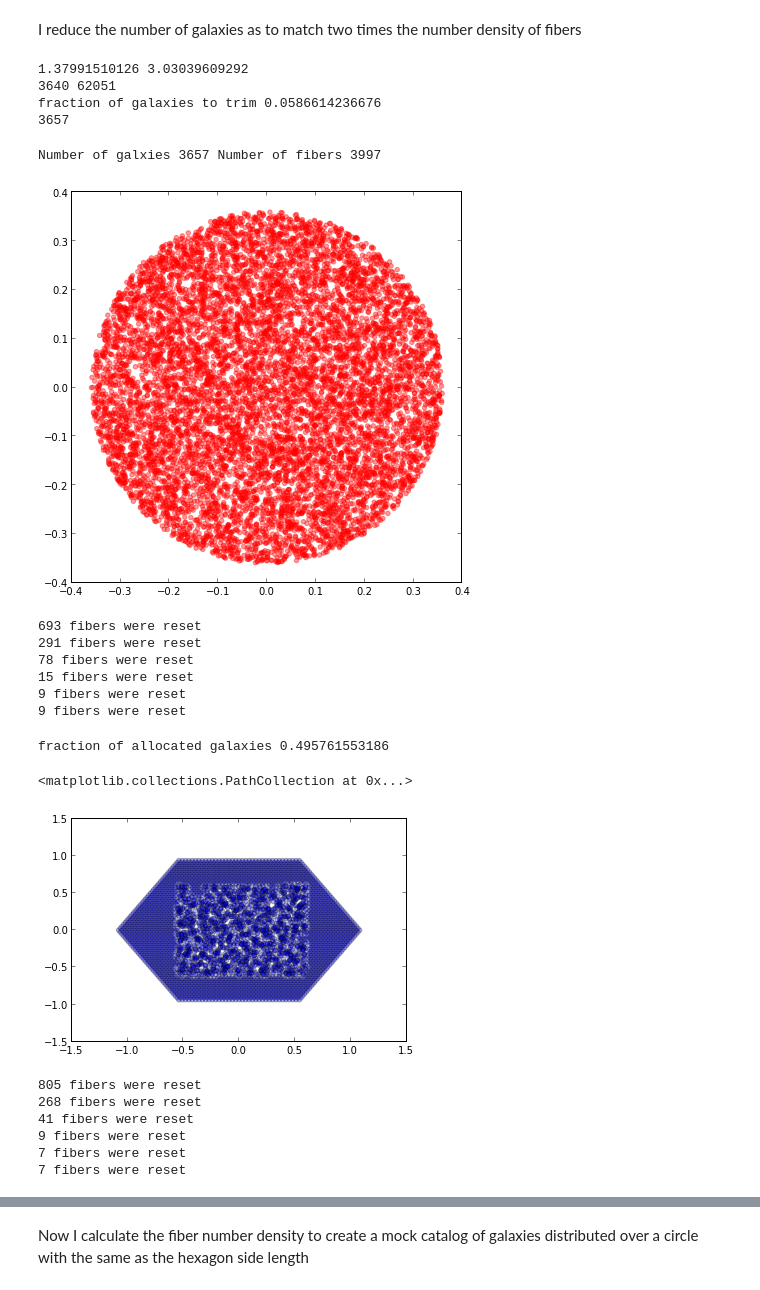
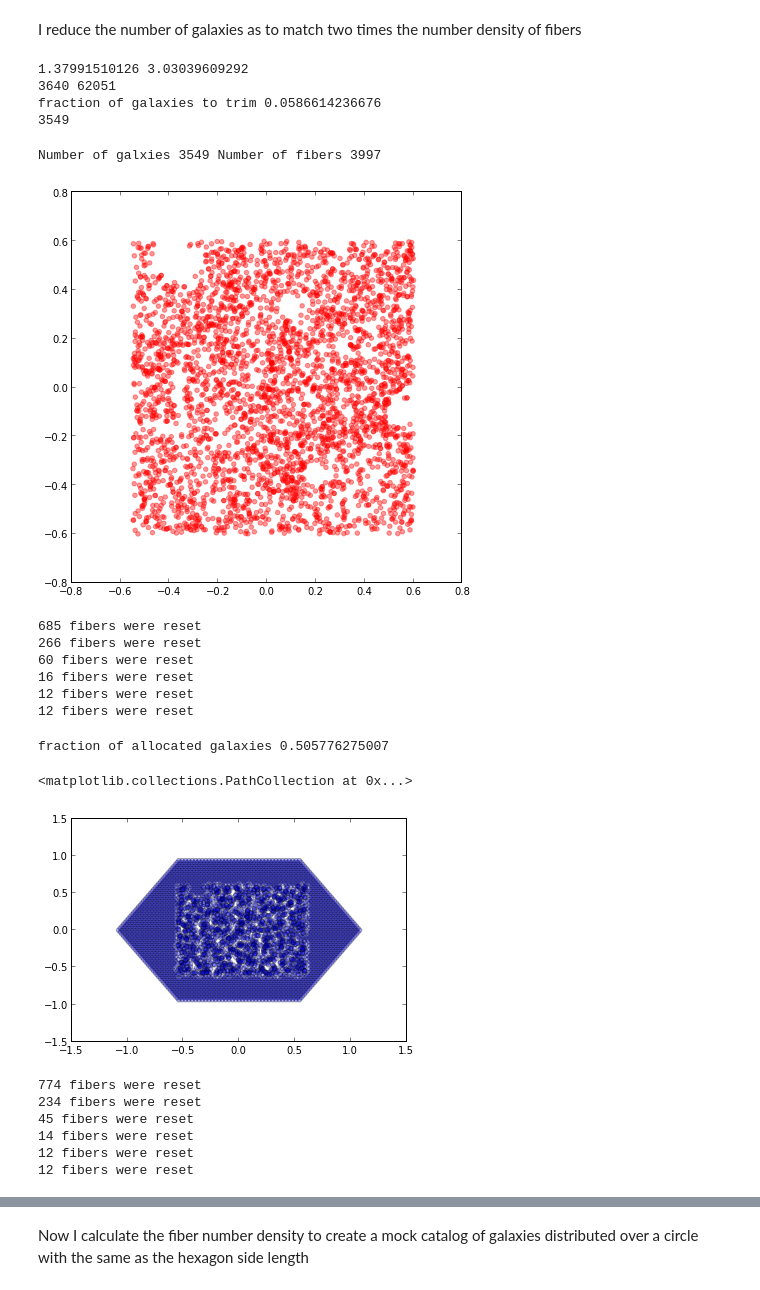
Before and after one commit to forero/FiberAllocation, a Jupyter notebook: source/fiber_allocation.ipynb, the cells around one changed output, grey strips where cells are left out. Cells and saved outputs as stored; diff of their text form; code cells hidden in the pictures.

```diff
--- a/source/fiber_allocation.ipynb
+++ b/source/fiber_allocation.ipynb
@@ -388,7 +394,7 @@ fibers_survey_area = (3.0 * sqrt(3.0)/2.0)*(fibers.radius **2)
 
 print gals_survey_area, fibers_survey_area
 
-desired_N_gals = int(gals_survey_area * 2.0* (fibers.Nfibers/fibers_survey_area))
+desired_N_gals = int(gals_survey_area * 2.00 * (fibers.Nfibers/fibers_survey_area))
 
 print desired_N_gals, observed_gals.Ngalaxies
 
@@ -411,28 +417,28 @@ observed_gals.gal_type = observed_gals.gal_type[ID_trim]
 1.37991510126 3.03039609292
 3640 62051
 fraction of galaxies to trim 0.0586614236676
-3657
+3549
 # %%
 print 'Number of galxies', observed_gals.Ngalaxies, 'Number of fibers', fibers.Nfibers
 #simple plot to check out the spatial distribution of data
 f = figure(figsize=(7,7))
 ax1 = f.add_subplot(111)
-ax1.scatter(gals.x, gals.y, color='red', alpha=0.4)
+ax1.scatter(observed_gals.x, observed_gals.y, color='red', alpha=0.4)
 #ax1.scatter(fibers.x, fibers.y, color='blue', alpha=0.6)
 ax1.set_aspect('equal', 'datalim')
 # %% [output]
-Number of galxies 3657 Number of fibers 3997
+Number of galxies 3549 Number of fibers 3997
-[figure, old version]
+[figure, new version]
 # %%
 method="galaxy_density"
-make_fiber_allocation(fibers, observed_gals, tile_visit_ID=1, rank_criterion=method)
+make_fiber_allocation(fibers, observed_gals, tile_visit_ID=1, rank_criterion=method, patrol_radius=fibers.fiber_pitch)
 # %% [output]
-693 fibers were reset
-291 fibers were reset
-78 fibers were reset
-15 fibers were reset
-9 fibers were reset
-9 fibers were reset
+685 fibers were reset
+266 fibers were reset
+60 fibers were reset
+16 fibers were reset
+12 fibers were reset
+12 fibers were reset
 # %%
 allocated_gals = where(observed_gals.tile_visit_ID!=-1)
 n_allocated = size(allocated_gals)
@@ -440,20 +446,20 @@ n_total_gals = 1.0*observed_gals.Ngalaxies
 print 'fraction of allocated galaxies', n_allocated/n_total_gals
 scatter(fibers.x, fibers.y, alpha=0.3)
 # %% [output]
-fraction of allocated galaxies 0.495761553186
+fraction of allocated galaxies 0.505776275007
 <matplotlib.collections.PathCollection at 0x...>
-[figure, old version]
+[figure, new version]
 # %%
 #reset fibers and run allocatio again
 fibers = FiberSet(Ndiameter=73, fiber_pitch=fiber_pitch_mm * plate_scale, fiber_size=fiber_size_mm * plate_scale)
-make_fiber_allocation(fibers, observed_gals, tile_visit_ID=2, rank_criterion=method)
+make_fiber_allocation(fibers, observed_gals, tile_visit_ID=2, rank_criterion=method, patrol_radius=fibers.fiber_pitch)
 # %% [output]
-805 fibers were reset
-268 fibers were reset
-41 fibers were reset
-9 fibers were reset
-7 fibers were reset
-7 fibers were reset
+774 fibers were reset
+234 fibers were reset
+45 fibers were reset
+14 fibers were reset
+12 fibers were reset
+12 fibers were reset
 # %%
 allocated_gals = where(observed_gals.tile_visit_ID!=-1)
 n_allocated = size(allocated_gals)
```
Also changed, not shown: parts of 8 cells of this notebook.
